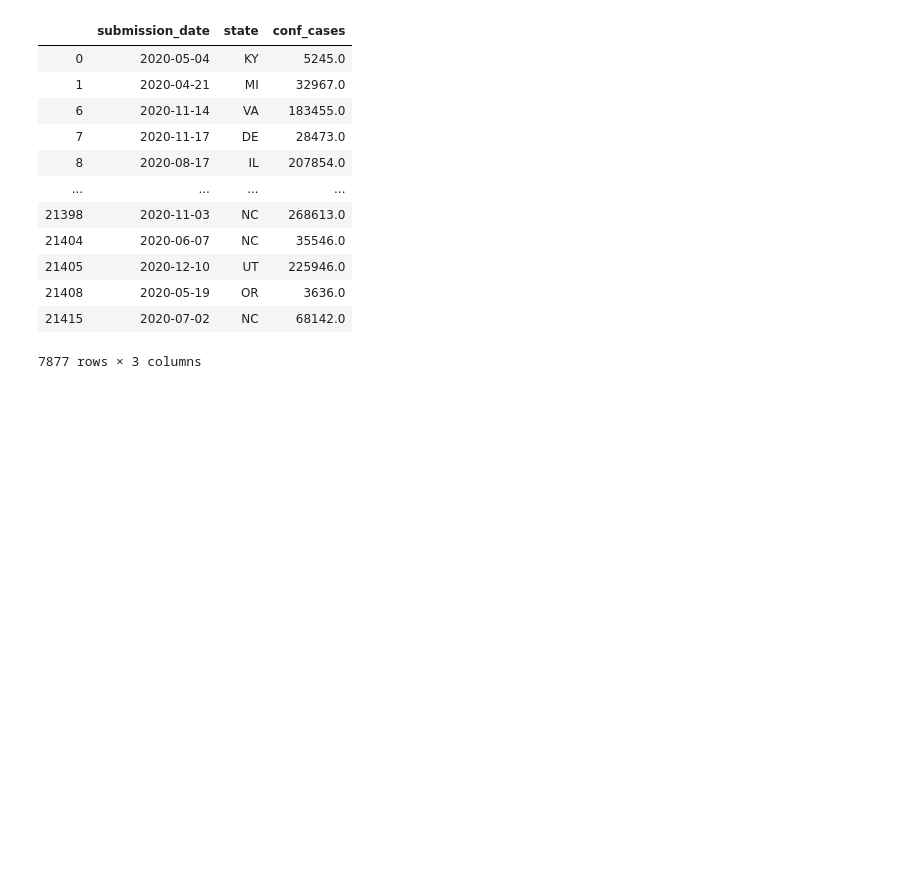
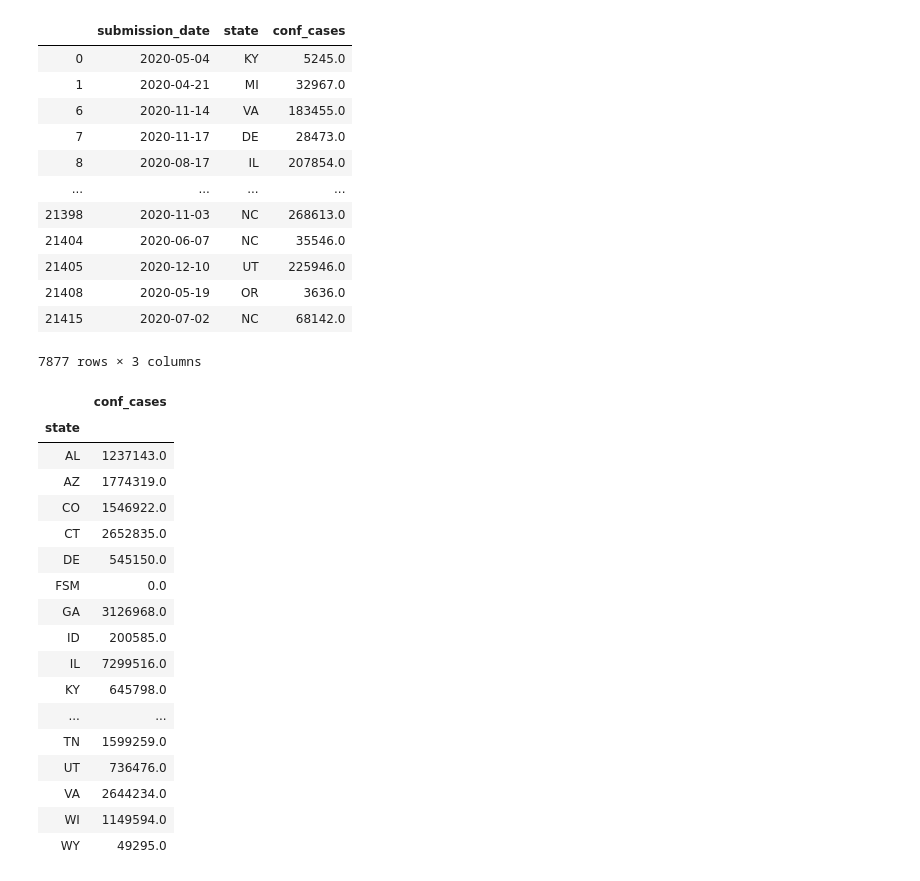
Before and after one commit to JessicaFB/Bodo-Covid, a Jupyter notebook: Untitled.ipynb, the cells around one changed output. Drawn from its saved outputs; the diff is of its cells as text; code cells hidden in the pictures; blank space fills up the shorter version.

```diff
--- a/Untitled.ipynb
+++ b/Untitled.ipynb
@@ -206,0 +210,22 @@ conf_cases
+# %%
+conf_cases_mar_june_state = conf_cases_mar_june.groupby(['state']).sum()
+conf_cases_mar_june_state
+# %% [output]
+|  | conf_cases |
+| state |  |
+| AL | 1237143.0 |
+| AZ | 1774319.0 |
+| CO | 1546922.0 |
+| CT | 2652835.0 |
+| DE | 545150.0 |
+| FSM | 0.0 |
+| GA | 3126968.0 |
+| ID | 200585.0 |
+| IL | 7299516.0 |
+| KY | 645798.0 |
+| ... | ... |
+| TN | 1599259.0 |
+| UT | 736476.0 |
+| VA | 2644234.0 |
+| WI | 1149594.0 |
+| WY | 49295.0 |
```
Also changed, not shown: parts of 6 cells of this notebook.
